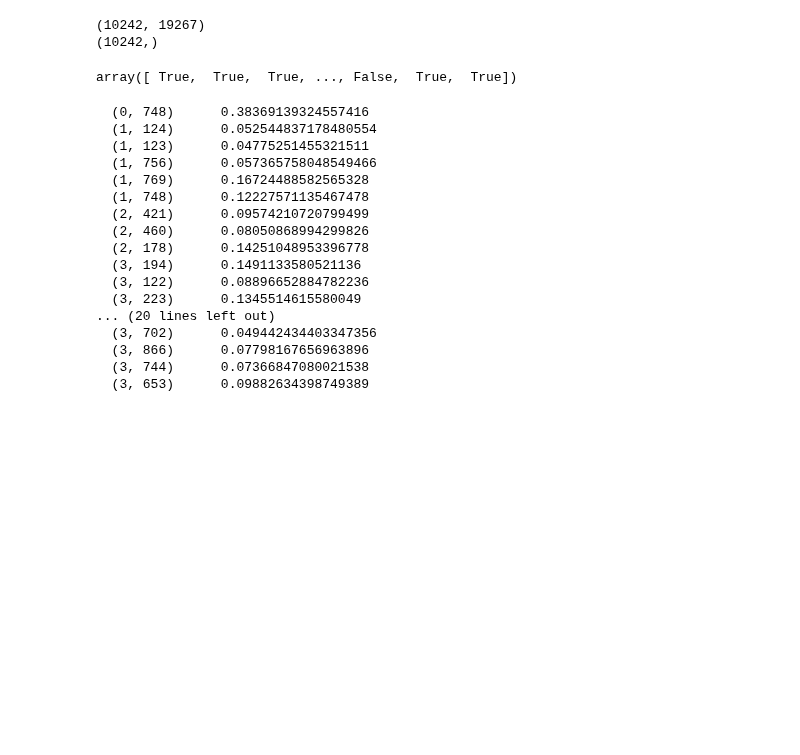
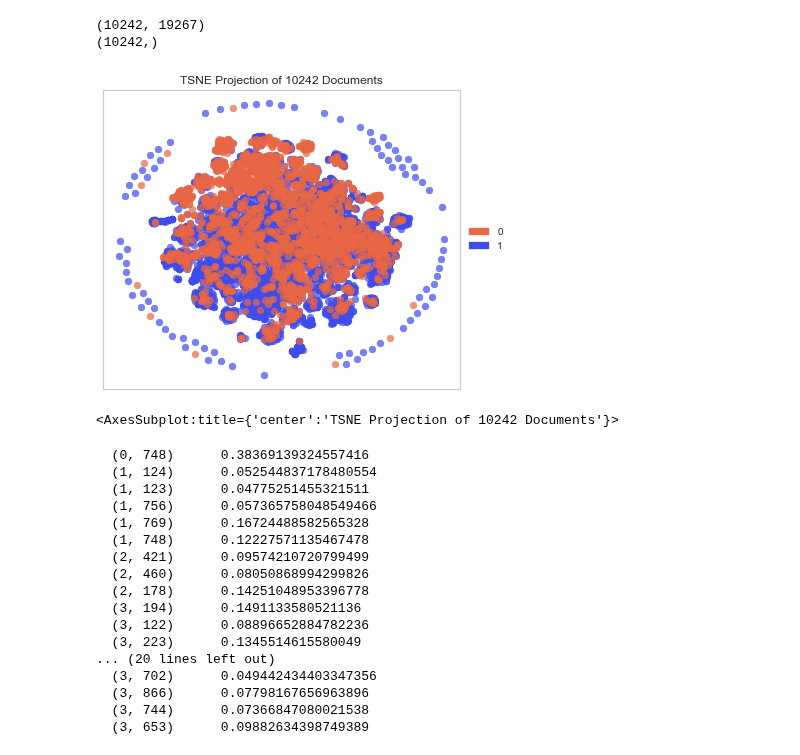
Before and after one commit to StefanWinterToo/Master-Thesis, a Jupyter notebook: App/ActiveLearner.ipynb, the cells around one changed output. Saved outputs shown, nothing was run; the diff lists cells and outputs as text; code cells hidden in the pictures; blank space fills up the shorter version.

```diff
--- a/App/ActiveLearner.ipynb
+++ b/App/ActiveLearner.ipynb
@@ -70,24 +70,26 @@ print((y_train_seed[y_train_seed != 2].shape))
 (10242, 19267)
 (10242,)
 # %%
+# Excluding neutral
 X_train_seed[y_train_seed != 2]
 y_train_seed[y_train_seed != 2]
 
 # Try to visualize seed via t-sne
 # Playing with t-sne
 # https://www.scikit-yb.org/en/latest/api/text/tsne.html
 # https://www.districtdatalabs.com/text-analytics-with-yellowbrick
 
 from sklearn.feature_extraction.text import TfidfVectorizer
 
 from yellowbrick.text import TSNEVisualizer
 
 # Create the visualizer and draw the vectors
-tsne = TSNEVisualizer(decompose_by = 100, alpha = 0.7, colors = ["#E96744", "#3F4CEC", "#FFC322"], labels = ["bearish", "bullish", "neutral"], random_state = 2)
+tsne = TSNEVisualizer(decompose_by = 100, alpha = 0.7, colors = ["#E96744", "#3F4CEC"], labels = ["bearish", "bullish"], random_state = 2)
 tsne.fit_transform(X_train_seed[y_train_seed != 2], y_train_seed[y_train_seed != 2])
-tsne.show(labels = ["bearish", "bullish", "neutral"])
+tsne.show(labels = ["bearish", "bullish"])
 # %% [output]
+[figure, added]
-array([ True,  True,  True, ..., False,  True,  True])
+<AxesSubplot:title={'center':'TSNE Projection of 10242 Documents'}>
 # %%
 from modAL.models import ActiveLearner
 from modAL.uncertainty import uncertainty_sampling
```
Also changed, not shown: 1 other file.
